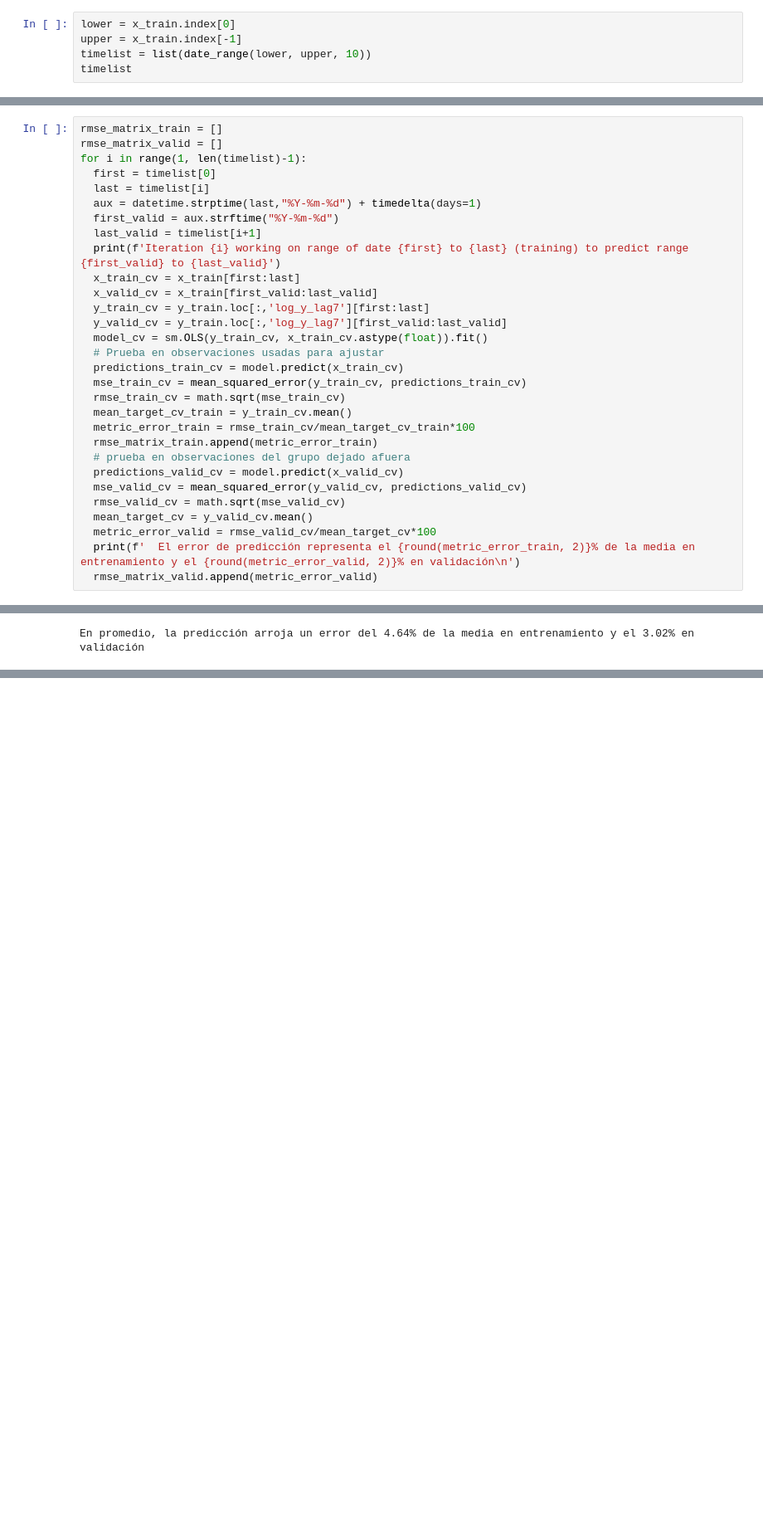
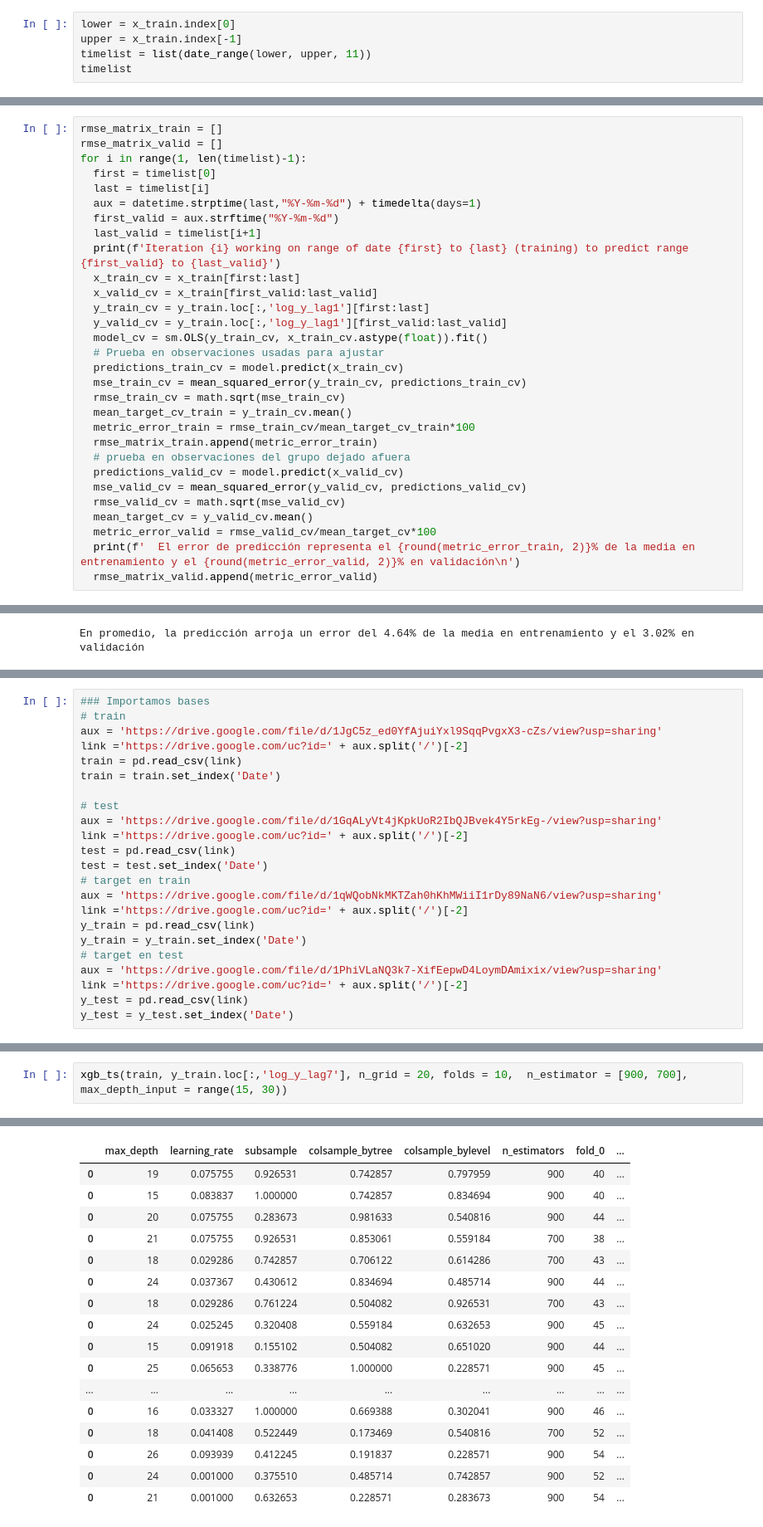
Before and after one commit to antobulla/proyectoDS, a Jupyter notebook: _sources/sections/5_prediccion.ipynb, the cells around one changed output, grey strips where cells are left out. Shown at 83% size. Drawn from its saved outputs; the diff is of its cells as text; blank space fills up the shorter version.

```diff
--- a/_sources/sections/5_prediccion.ipynb
+++ b/_sources/sections/5_prediccion.ipynb
@@ -311,7 +322,7 @@ Index(['2015-08-17', '2015-08-18', '2015-08-19', '2015-08-20', '2015-08-21',
 # %%
 lower = x_train.index[0]
 upper = x_train.index[-1]
-timelist = list(date_range(lower, upper, 10))
+timelist = list(date_range(lower, upper, 11))
 timelist
 # %% [output]
 ['2015-08-17',
@@ -337,8 +349,8 @@ for i in range(1, len(timelist)-1):
   print(f'Iteration {i} working on range of date {first} to {last} (training) to predict range {first_valid} to {last_valid}')
   x_train_cv = x_train[first:last]
   x_valid_cv = x_train[first_valid:last_valid]
-  y_train_cv = y_train.loc[:,'log_y_lag7'][first:last]
-  y_valid_cv = y_train.loc[:,'log_y_lag7'][first_valid:last_valid]
+  y_train_cv = y_train.loc[:,'log_y_lag1'][first:last]
+  y_valid_cv = y_train.loc[:,'log_y_lag1'][first_valid:last_valid]
   model_cv = sm.OLS(y_train_cv, x_train_cv.astype(float)).fit()
   # Prueba en observaciones usadas para ajustar
   predictions_train_cv = model.predict(x_train_cv)
@@ -460,0 +529,23 @@ En promedio, la predicción arroja un error del 4.64% de la media en entrenamien
+# %%
+### Importamos bases
+# train
+aux = 'https://drive.google.com/file/d/1JgC5z_ed0YfAjuiYxl9SqqPvgxX3-cZs/view?usp=sharing'
+link ='https://drive.google.com/uc?id=' + aux.split('/')[-2]
+train = pd.read_csv(link)
+train = train.set_index('Date')
+
+# test
+aux = 'https://drive.google.com/file/d/1GqALyVt4jKpkUoR2IbQJBvek4Y5rkEg-/view?usp=sharing'
+link ='https://drive.google.com/uc?id=' + aux.split('/')[-2]
+test = pd.read_csv(link)
+test = test.set_index('Date')
+# target en train
+aux = 'https://drive.google.com/file/d/1qWQobNkMKTZah0hKhMWiiI1rDy89NaN6/view?usp=sharing'
+link ='https://drive.google.com/uc?id=' + aux.split('/')[-2]
+y_train = pd.read_csv(link)
+y_train = y_train.set_index('Date')
+# target en test
+aux = 'https://drive.google.com/file/d/1PhiVLaNQ3k7-XifEepwD4LoymDAmixix/view?usp=sharing'
+link ='https://drive.google.com/uc?id=' + aux.split('/')[-2]
+y_test = pd.read_csv(link)
+y_test = y_test.set_index('Date')
@@ -460,0 +642,3 @@ En promedio, la predicción arroja un error del 4.64% de la media en entrenamien
+# %%
+xgb_ts(train, y_train.loc[:,'log_y_lag7'], n_grid = 20, folds = 10,  n_estimator = [900, 700], max_depth_input = range(15, 30))
+# %% [output]
@@ -460,0 +662,17 @@ En promedio, la predicción arroja un error del 4.64% de la media en entrenamien
+|  | max_depth | learning_rate | subsample | colsample_bytree | colsample_bylevel | n_estimators | fold_0 | ... |
+| 0 | 19 | 0.075755 | 0.926531 | 0.742857 | 0.797959 | 900 | 40 | ... |
+| 0 | 15 | 0.083837 | 1.000000 | 0.742857 | 0.834694 | 900 | 40 | ... |
+| 0 | 20 | 0.075755 | 0.283673 | 0.981633 | 0.540816 | 900 | 44 | ... |
+| 0 | 21 | 0.075755 | 0.926531 | 0.853061 | 0.559184 | 700 | 38 | ... |
+| 0 | 18 | 0.029286 | 0.742857 | 0.706122 | 0.614286 | 700 | 43 | ... |
+| 0 | 24 | 0.037367 | 0.430612 | 0.834694 | 0.485714 | 900 | 44 | ... |
+| 0 | 18 | 0.029286 | 0.761224 | 0.504082 | 0.926531 | 700 | 43 | ... |
+| 0 | 24 | 0.025245 | 0.320408 | 0.559184 | 0.632653 | 900 | 45 | ... |
+| 0 | 15 | 0.091918 | 0.155102 | 0.504082 | 0.651020 | 900 | 44 | ... |
+| 0 | 25 | 0.065653 | 0.338776 | 1.000000 | 0.228571 | 900 | 45 | ... |
+| ... | ... | ... | ... | ... | ... | ... | ... | ... |
+| 0 | 16 | 0.033327 | 1.000000 | 0.669388 | 0.302041 | 900 | 46 | ... |
+| 0 | 18 | 0.041408 | 0.522449 | 0.173469 | 0.540816 | 700 | 52 | ... |
+| 0 | 26 | 0.093939 | 0.412245 | 0.191837 | 0.228571 | 900 | 54 | ... |
+| 0 | 24 | 0.001000 | 0.375510 | 0.485714 | 0.742857 | 900 | 52 | ... |
+| 0 | 21 | 0.001000 | 0.632653 | 0.228571 | 0.283673 | 900 | 54 | ... |
```
Also changed, not shown: parts of 18 cells of this notebook, 46 other files.
